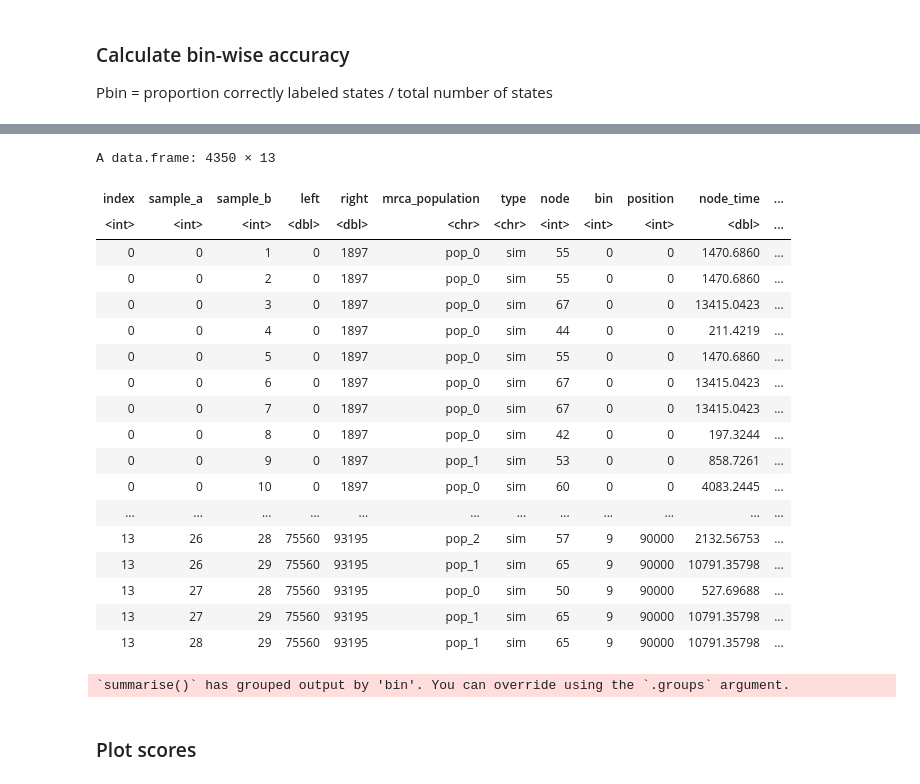
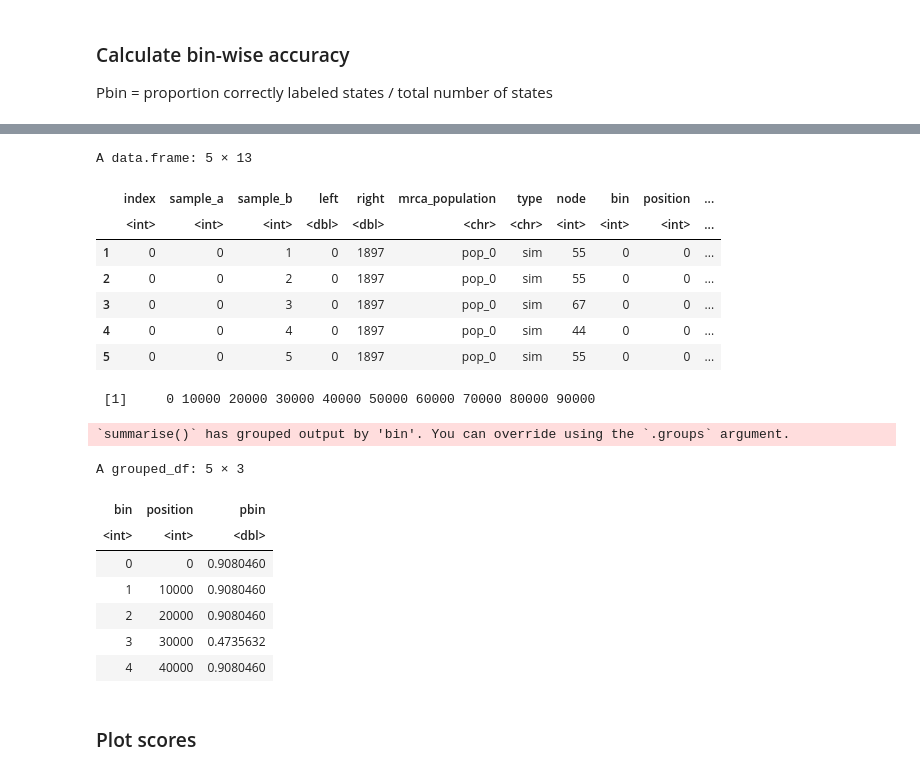
Before and after one commit to blab/bacterial-args, a Jupyter notebook: migration/gaia_test.ipynb, the cells around one changed output, grey strips where cells are left out. Drawn from its saved outputs; the diff is of its cells as text; code cells hidden in the pictures.

```diff
--- a/migration/gaia_test.ipynb
+++ b/migration/gaia_test.ipynb
@@ -187,27 +183,20 @@ A data.frame: 4350 × 10
 # %%
 # match up w/ internal node locations(constant) from gaia ->
 merged <- left_join(locations_sim, node_states_df, by = 'node')
-head(merged)
+head(merged, 5)
 # %% [output]
-A data.frame: 4350 × 13
+A data.frame: 5 × 13
-| index | sample_a | sample_b | left | right | mrca_population | type | node | bin | position | node_time | ... |
-| <int> | <int> | <int> | <dbl> | <dbl> | <chr> | <chr> | <int> | <int> | <int> | <dbl> | ... |
-| 0 | 0 | 1 | 0 | 1897 | pop_0 | sim | 55 | 0 | 0 | 1470.6860 | ... |
-| 0 | 0 | 2 | 0 | 1897 | pop_0 | sim | 55 | 0 | 0 | 1470.6860 | ... |
-| 0 | 0 | 3 | 0 | 1897 | pop_0 | sim | 67 | 0 | 0 | 13415.0423 | ... |
-| 0 | 0 | 4 | 0 | 1897 | pop_0 | sim | 44 | 0 | 0 | 211.4219 | ... |
-| 0 | 0 | 5 | 0 | 1897 | pop_0 | sim | 55 | 0 | 0 | 1470.6860 | ... |
-| 0 | 0 | 6 | 0 | 1897 | pop_0 | sim | 67 | 0 | 0 | 13415.0423 | ... |
-| 0 | 0 | 7 | 0 | 1897 | pop_0 | sim | 67 | 0 | 0 | 13415.0423 | ... |
-| 0 | 0 | 8 | 0 | 1897 | pop_0 | sim | 42 | 0 | 0 | 197.3244 | ... |
-| 0 | 0 | 9 | 0 | 1897 | pop_1 | sim | 53 | 0 | 0 | 858.7261 | ... |
-| 0 | 0 | 10 | 0 | 1897 | pop_0 | sim | 60 | 0 | 0 | 4083.2445 | ... |
-| ... | ... | ... | ... | ... | ... | ... | ... | ... | ... | ... | ... |
-| 13 | 26 | 28 | 75560 | 93195 | pop_2 | sim | 57 | 9 | 90000 | 2132.56753 | ... |
-| 13 | 26 | 29 | 75560 | 93195 | pop_1 | sim | 65 | 9 | 90000 | 10791.35798 | ... |
-| 13 | 27 | 28 | 75560 | 93195 | pop_0 | sim | 50 | 9 | 90000 | 527.69688 | ... |
-| 13 | 27 | 29 | 75560 | 93195 | pop_1 | sim | 65 | 9 | 90000 | 10791.35798 | ... |
-| 13 | 28 | 29 | 75560 | 93195 | pop_1 | sim | 65 | 9 | 90000 | 10791.35798 | ... |
+|  | index | sample_a | sample_b | left | right | mrca_population | type | node | bin | position | ... |
+|  | <int> | <int> | <int> | <dbl> | <dbl> | <chr> | <chr> | <int> | <int> | <int> | ... |
+| 1 | 0 | 0 | 1 | 0 | 1897 | pop_0 | sim | 55 | 0 | 0 | ... |
+| 2 | 0 | 0 | 2 | 0 | 1897 | pop_0 | sim | 55 | 0 | 0 | ... |
+| 3 | 0 | 0 | 3 | 0 | 1897 | pop_0 | sim | 67 | 0 | 0 | ... |
+| 4 | 0 | 0 | 4 | 0 | 1897 | pop_0 | sim | 44 | 0 | 0 | ... |
+| 5 | 0 | 0 | 5 | 0 | 1897 | pop_0 | sim | 55 | 0 | 0 | ... |
+# %%
+unique(merged$position) ## consider: when i start using tsinfer/tsdate, bin position 0 is going to lower scores due to necessary trimming
+# %% [output]
+ [1]     0 10000 20000 30000 40000 50000 60000 70000 80000 90000
 # %%
 # calculate! maybe an average score per bin and then just a scatter/violin plot
 score <- merged %>%
@@ -215,9 +204,17 @@ score <- merged %>%
     group_by(bin, position) %>%
     summarise(pbin = mean(is_correct))
 
-head(score)
+head(score, 5)
 # %% [output]
 `summarise()` has grouped output by 'bin'. You can override using the `.groups` argument.
+A grouped_df: 5 × 3
+| bin | position | pbin |
+| <int> | <int> | <dbl> |
+| 0 | 0 | 0.9080460 |
+| 1 | 10000 | 0.9080460 |
+| 2 | 20000 | 0.9080460 |
+| 3 | 30000 | 0.4735632 |
+| 4 | 40000 | 0.9080460 |
 # %% [markdown]
 ### Plot scores
 # %%
```
Also changed, not shown: parts of 34 cells of this notebook, 1 other file.
